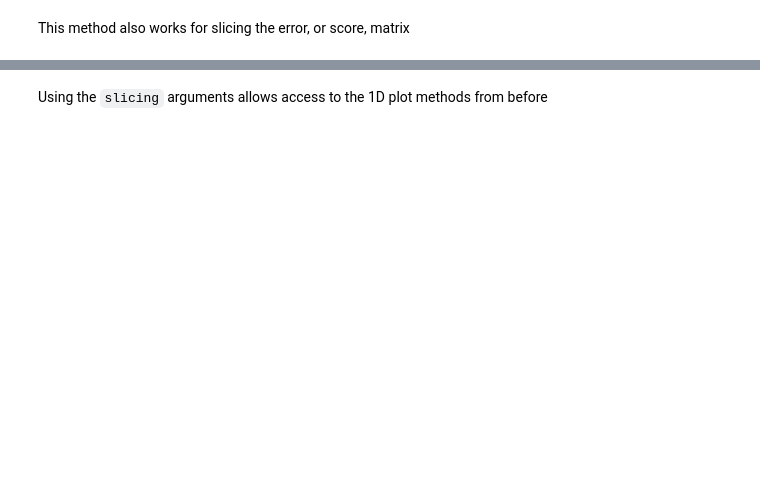
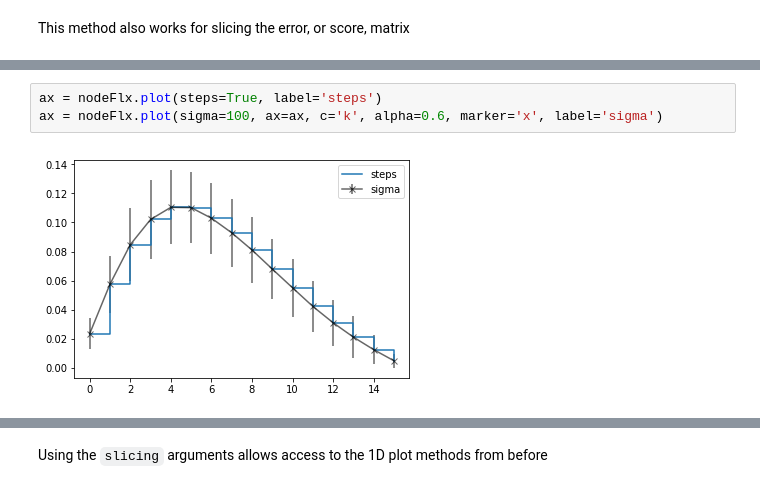
Before and after one commit to CORE-GATECH-GROUP/serpent-tools, a Jupyter notebook: examples/Detector.ipynb, the cells around one changed output, grey strips where cells are left out. Drawn from its saved outputs; the diff is of its cells as text; blank space fills up the shorter version.

```diff
--- a/examples/Detector.ipynb
+++ b/examples/Detector.ipynb
@@ -248,0 +196,5 @@ spectrum.meshPlot('e', 'reaction', what='errors',
+# %%
+ax = nodeFlx.plot(steps=True, label='steps')
+ax = nodeFlx.plot(sigma=100, ax=ax, c='k', alpha=0.6, marker='x', label='sigma')
+# %% [output]
+[figure, added]
```
Also changed, not shown: parts of 50 cells of this notebook, 30 other files.
